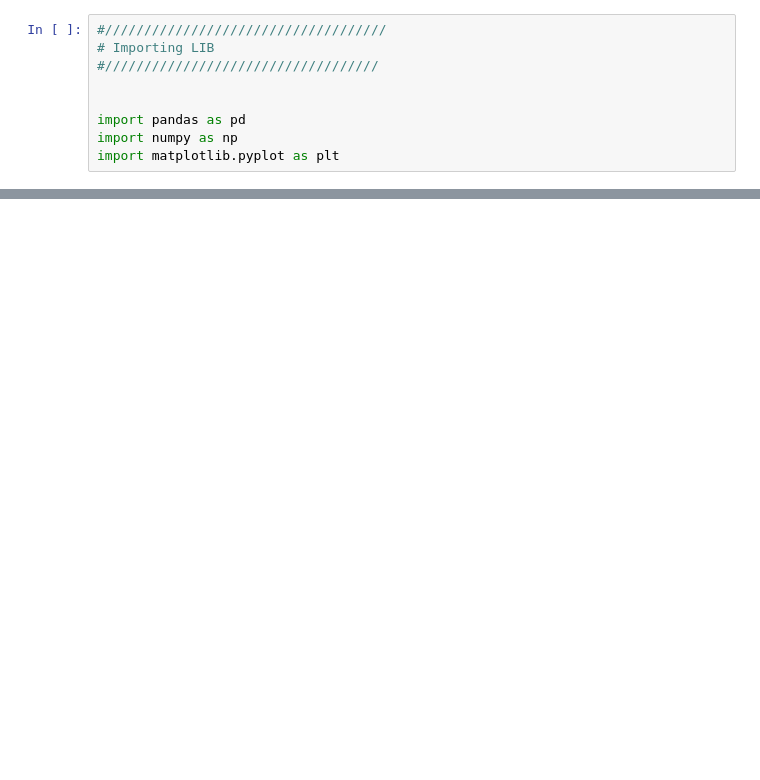
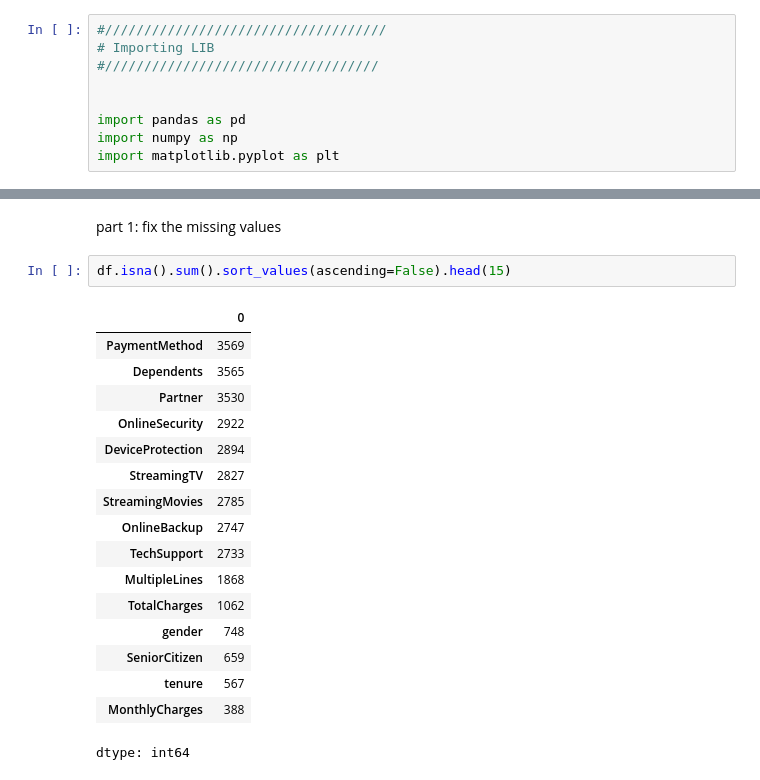
Before and after one commit to linda-bsharat/telco-customer-churn-prediction, a Jupyter notebook: notebooks/01_data_cleaning_and_eda.ipynb, the cells around one changed output, grey strips where cells are left out. Drawn from its saved outputs; the diff is of its cells as text; blank space fills up the shorter version.

```diff
--- a/notebooks/01_data_cleaning_and_eda.ipynb
+++ b/notebooks/01_data_cleaning_and_eda.ipynb
@@ -24,3 +28,25 @@ df.head()
 | 3 | CUST00004 | Female | 0 | No | Yes | 40.0 | Yes | Yes | ... |
 | 4 | CUST00005 | Male | Yes | Yes | Yes | 17.0 | Yes | NaN | ... |
 5 rows × 21 columns
+# %% [markdown]
+part 1: fix the missing values
+# %%
+df.isna().sum().sort_values(ascending=False).head(15)
+# %% [output]
+|  | 0 |
+| PaymentMethod | 3569 |
+| Dependents | 3565 |
+| Partner | 3530 |
+| OnlineSecurity | 2922 |
+| DeviceProtection | 2894 |
+| StreamingTV | 2827 |
+| StreamingMovies | 2785 |
+| OnlineBackup | 2747 |
+| TechSupport | 2733 |
+| MultipleLines | 1868 |
+| TotalCharges | 1062 |
+| gender | 748 |
+| SeniorCitizen | 659 |
+| tenure | 567 |
+| MonthlyCharges | 388 |
+dtype: int64
```
Also changed, not shown: parts of 11 cells of this notebook.
